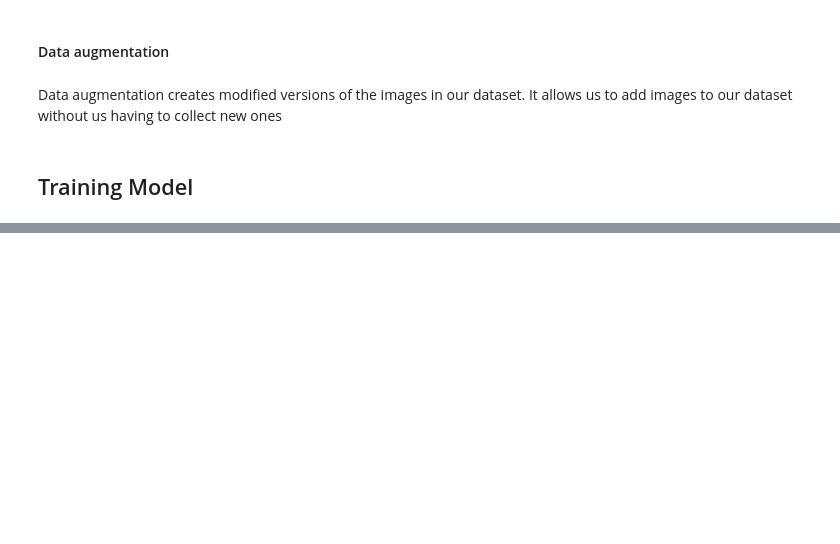
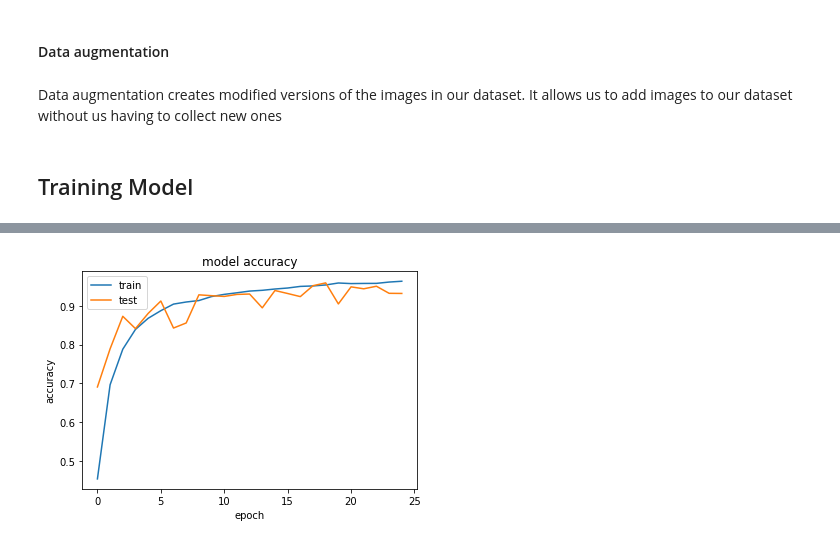
Before and after one commit to vgadget/UPV-MUIARFID, a Jupyter notebook: Artificial neural networks/Project/Traffic sign recognition.ipynb, the cells around one changed output, grey strips where cells are left out. Drawn from its saved outputs; the diff is of its cells as text; code cells hidden in the pictures; blank space fills up the shorter version.

```diff
--- a/Artificial neural networks/Project/Traffic sign recognition.ipynb
+++ b/Artificial neural networks/Project/Traffic sign recognition.ipynb
@@ -45,6 +58,7 @@ def load_data(dataset):
             image = os.path.join(data_path, img_path)
 
             image = cv2.imread(image)
+            image = cv2.cvtColor(image, cv2.COLOR_BGR2RGB)
             image_rs = cv2.resize(image, (img_size, img_size), 3)
 
             R, G, B = cv2.split(image_rs)
@@ -90,7 +104,7 @@ class_weight = class_totals.max() / class_totals
 # %% [markdown]
 ## Hyper parameters
 # %%
-epochs = 20
+epochs = 25
 learning_rate = 0.001
 batch_size = 64
 # %% [markdown]
@@ -115,22 +129,22 @@ class RoadSignClassifier:
     def createCNN(width, height, depth, classes):
 
         """
-         We will be using the Sequential API,
-         which allows us to create the model layer-by-layer
+         Using the Sequential API
+         create the model layer-by-layer
         """
         model = Sequential()
         inputShape = (height, width, depth)
 
 
         """
-         First convolutional layer. Define output dim(8 X 8 X 3)
+         First convolutional layer. Define output dim
          Activation function “relu”
         """
         model.add(Conv2D(8, (5, 5), input_shape=inputShape, activation="relu"))
         model.add(MaxPooling2D(pool_size=(2, 2)))
 
         """
-        This time we include batch normalization. It just speeds up training.
+        Batch normalization. It just speeds up training.
         """
         model.add(Conv2D(16, (3, 3), activation="relu"))
         model.add(BatchNormalization())
@@ -209 +231,11 @@ Epoch 20/20
+# %%
+plt.plot(fit.history['accuracy'])
+plt.plot(fit.history['val_accuracy'])
+plt.title('model accuracy')
+plt.ylabel('accuracy')
+plt.xlabel('epoch')
+plt.legend(['train', 'test'], loc='upper left')
+plt.show()
+# %% [output]
+[figure, added]
 # %%
```
Also changed, not shown: parts of 18 cells of this notebook, 6 other files.
